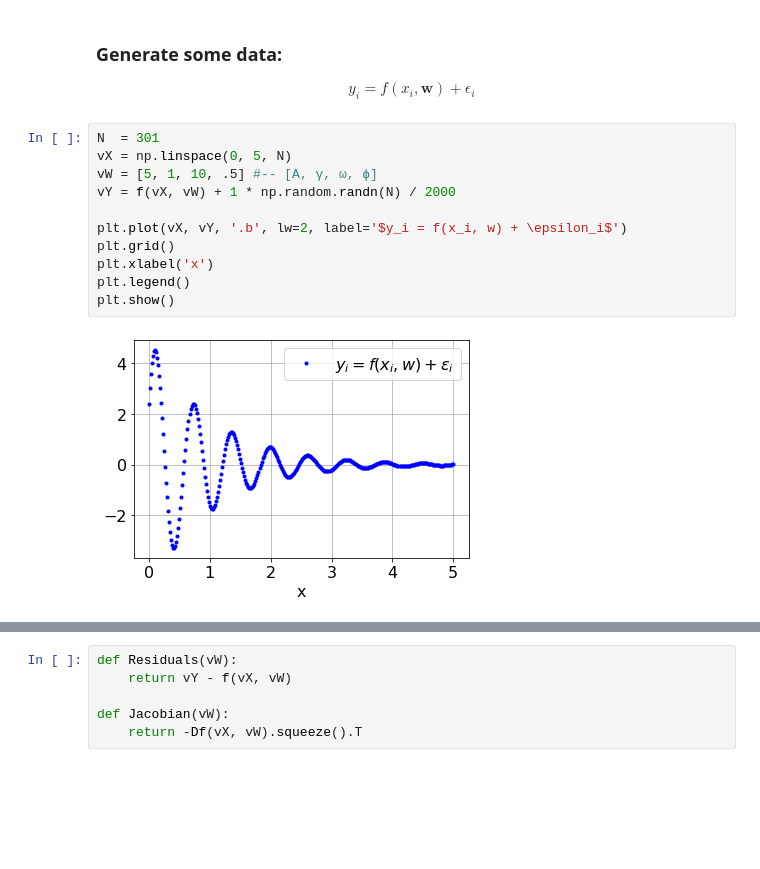
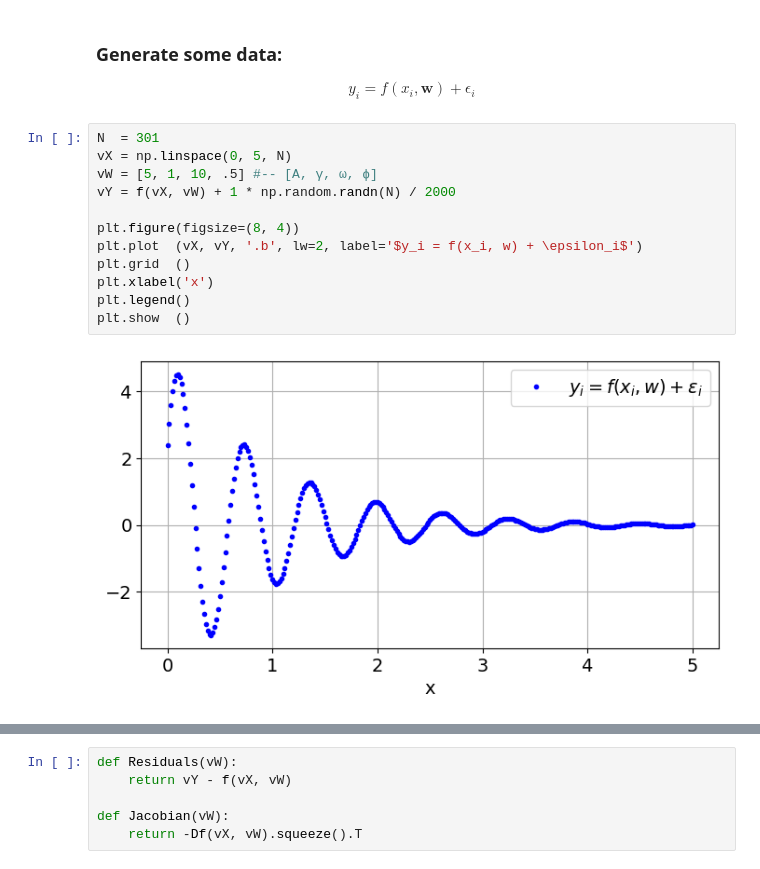
Before and after one commit to FixelAlgorithmsTeam/FixelCourses, a Jupyter notebook: MachineLearningMethod/11_NonLinearLeastSquares/MainGaussNewton.ipynb, the cells around one changed output, grey strips where cells are left out. Cells and saved outputs as stored; diff of their text form; blank space fills up the shorter version.

```diff
--- a/MachineLearningMethod/11_NonLinearLeastSquares/MainGaussNewton.ipynb
+++ b/MachineLearningMethod/11_NonLinearLeastSquares/MainGaussNewton.ipynb
@@ -84,14 +87,15 @@ $$y_{i}=f\left(x_{i},\boldsymbol{w}\right)+\epsilon_{i}$$
 # %%
 N  = 301
 vX = np.linspace(0, 5, N)
 vW = [5, 1, 10, .5] #-- [A, γ, ω, ϕ]
 vY = f(vX, vW) + 1 * np.random.randn(N) / 2000
 
-plt.plot(vX, vY, '.b', lw=2, label='$y_i = f(x_i, w) + \epsilon_i$')
-plt.grid()
+plt.figure(figsize=(8, 4))
+plt.plot  (vX, vY, '.b', lw=2, label='$y_i = f(x_i, w) + \epsilon_i$')
+plt.grid  ()
 plt.xlabel('x')
 plt.legend()
-plt.show()
+plt.show  ()
 # %% [output]
-[figure, old version]
+[figure, new version]
 # %% [markdown]
```
Also changed, not shown: parts of 14 cells of this notebook.
